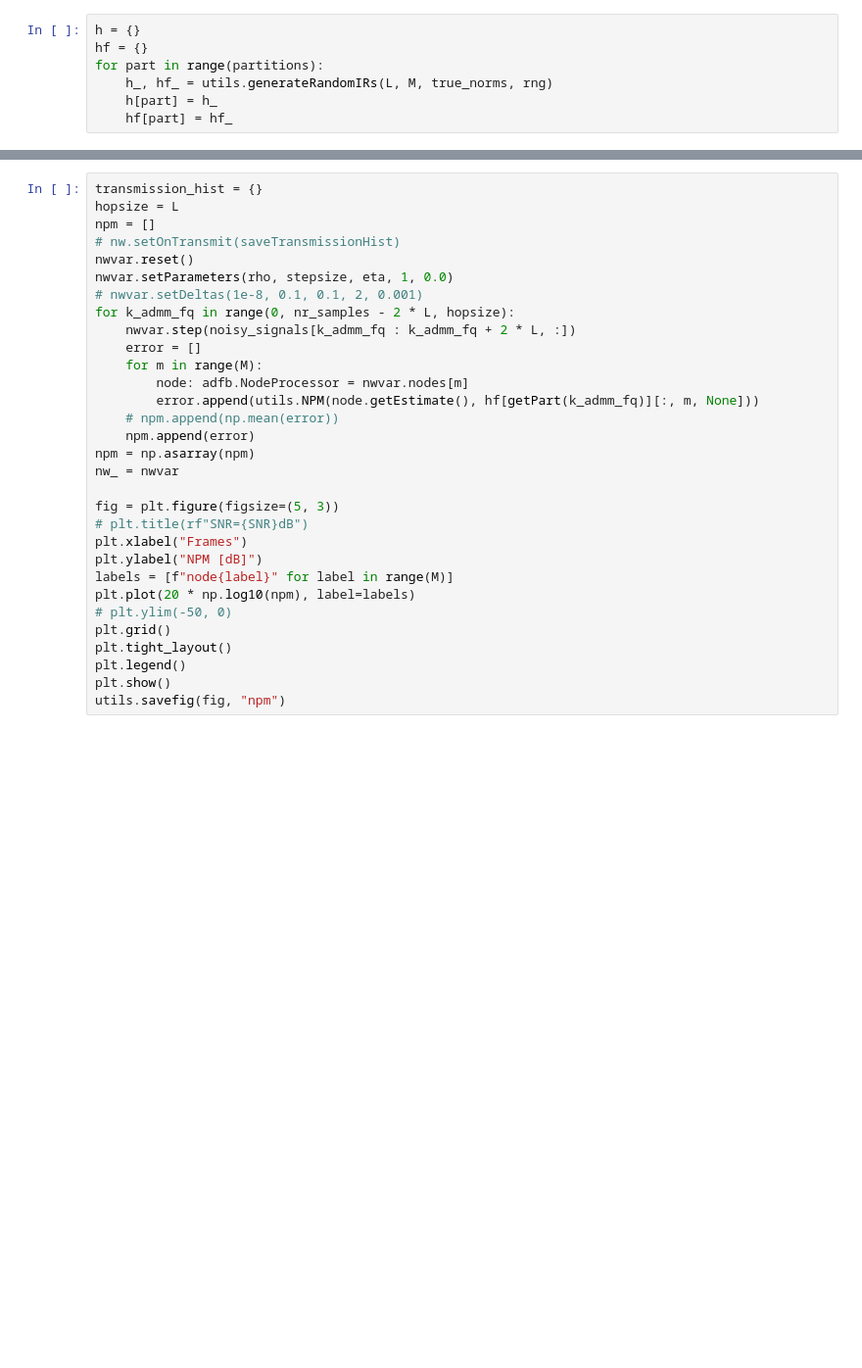
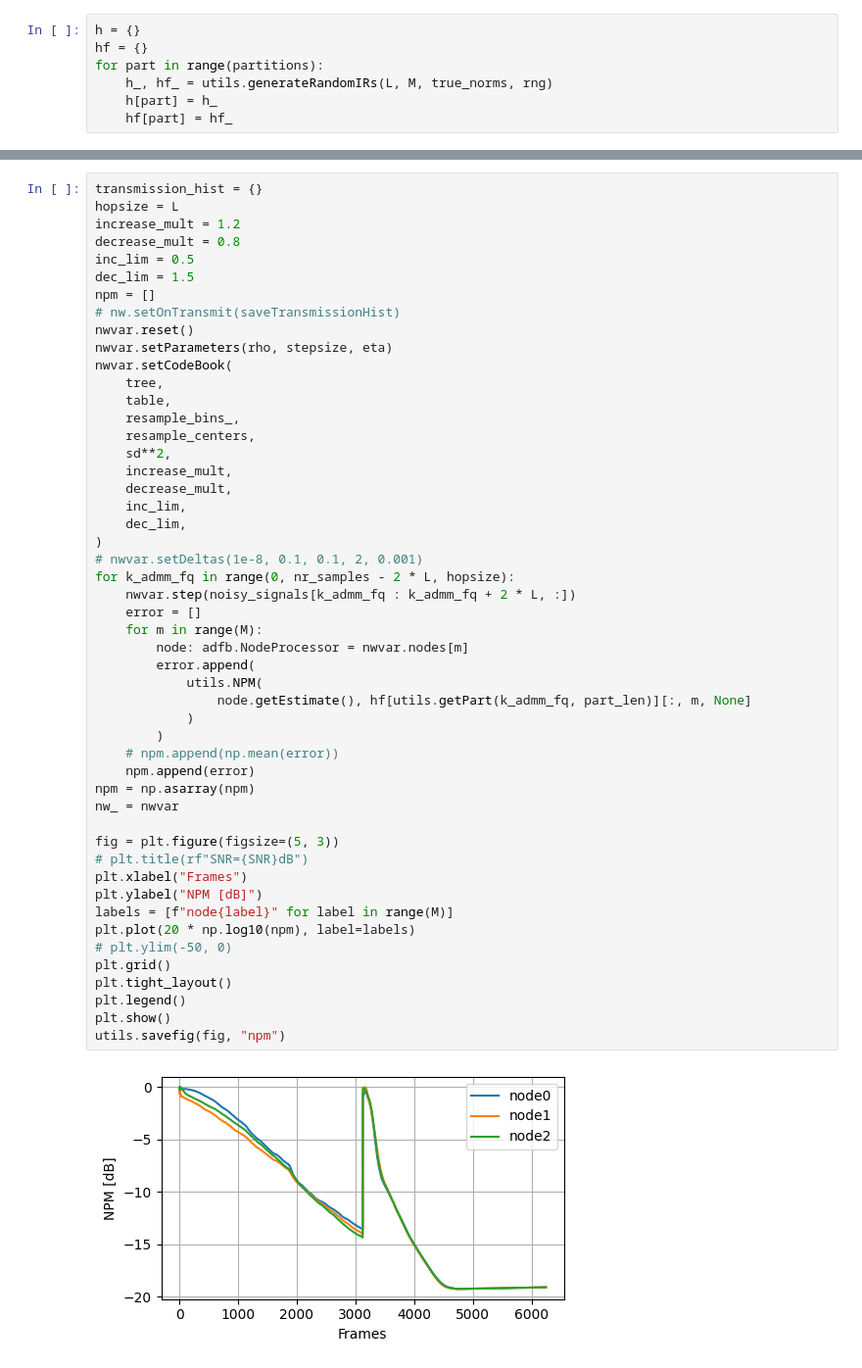
Before and after one commit to SOUNDS-RESEARCH/asilomar2023-adaptive-coding, a Jupyter notebook: src/codebook_scaling.ipynb, the cells around one changed output, grey strips where cells are left out. Shown: that part at 98% size. Cells and saved outputs as stored; diff of their text form; blank space fills up the shorter version.

```diff
--- a/src/codebook_scaling.ipynb
+++ b/src/codebook_scaling.ipynb
@@ -113,31 +210,52 @@ utils.savefig(fig, "npm")
 # %%
 transmission_hist = {}
 hopsize = L
+increase_mult = 1.2
+decrease_mult = 0.8
+inc_lim = 0.5
+dec_lim = 1.5
 npm = []
 # nw.setOnTransmit(saveTransmissionHist)
 nwvar.reset()
-nwvar.setParameters(rho, stepsize, eta, 1, 0.0)
+nwvar.setParameters(rho, stepsize, eta)
+nwvar.setCodeBook(
+    tree,
+    table,
+    resample_bins_,
+    resample_centers,
+    sd**2,
+    increase_mult,
+    decrease_mult,
+    inc_lim,
+    dec_lim,
+)
 # nwvar.setDeltas(1e-8, 0.1, 0.1, 2, 0.001)
 for k_admm_fq in range(0, nr_samples - 2 * L, hopsize):
     nwvar.step(noisy_signals[k_admm_fq : k_admm_fq + 2 * L, :])
     error = []
     for m in range(M):
         node: adfb.NodeProcessor = nwvar.nodes[m]
-        error.append(utils.NPM(node.getEstimate(), hf[getPart(k_admm_fq)][:, m, None]))
+        error.append(
+            utils.NPM(
+                node.getEstimate(), hf[utils.getPart(k_admm_fq, part_len)][:, m, None]
+            )
+        )
     # npm.append(np.mean(error))
     npm.append(error)
 npm = np.asarray(npm)
 nw_ = nwvar
 
 fig = plt.figure(figsize=(5, 3))
 # plt.title(rf"SNR={SNR}dB")
 plt.xlabel("Frames")
 plt.ylabel("NPM [dB]")
 labels = [f"node{label}" for label in range(M)]
 plt.plot(20 * np.log10(npm), label=labels)
 # plt.ylim(-50, 0)
 plt.grid()
 plt.tight_layout()
 plt.legend()
 plt.show()
 utils.savefig(fig, "npm")
+# %% [output]
+[figure, added]
```
Also changed, not shown: parts of 13 cells of this notebook, 2 other files.
